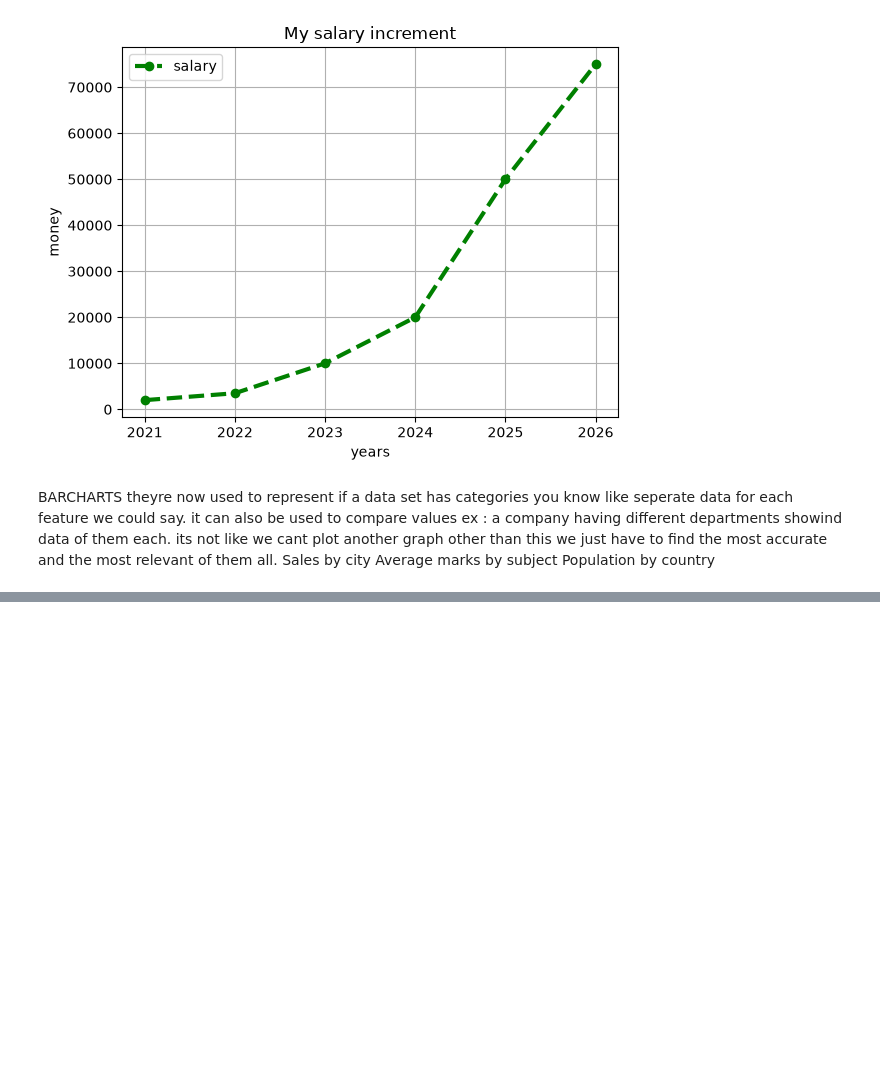
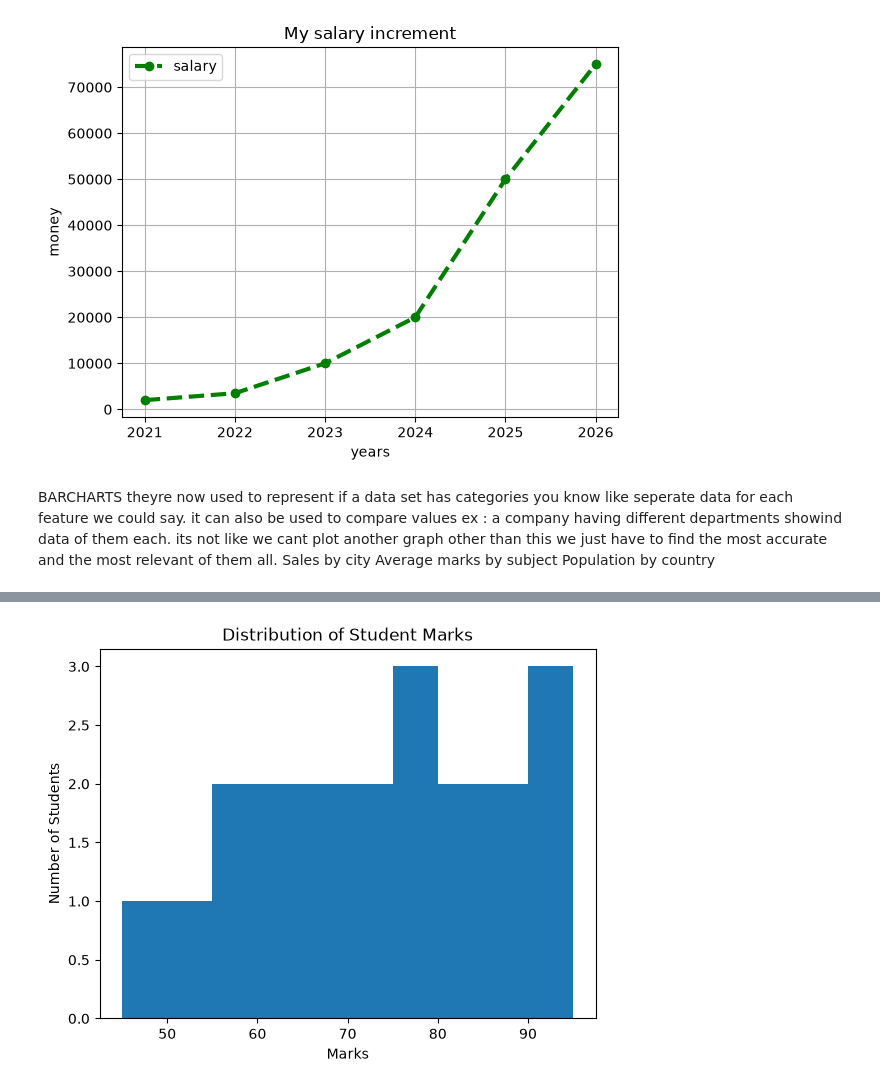
Before and after one commit to rushil-18/python-notes, a Jupyter notebook: visualization.ipynb/matplotlib.ipynb, the cells around one changed output, grey strips where cells are left out. Saved outputs shown, nothing was run; the diff lists cells and outputs as text; code cells hidden in the pictures; blank space fills up the shorter version.

```diff
--- a/visualization.ipynb/matplotlib.ipynb
+++ b/visualization.ipynb/matplotlib.ipynb
@@ -111,0 +170,16 @@ histogram
+# %%
+import matplotlib.pyplot as plt
+
+marks = [45, 52, 55, 58, 60, 61, 65, 68,
+         70, 72, 75, 76, 78, 80,
+         82, 85, 88, 90, 91, 95]
+
+plt.hist(marks , bins = 10)
+
+plt.title("Distribution of Student Marks")
+plt.xlabel("Marks")
+plt.ylabel("Number of Students")
+
+plt.show()
+# %% [output]
+[figure, added]
```
Also changed, not shown: parts of 15 cells of this notebook, 3 other files.
